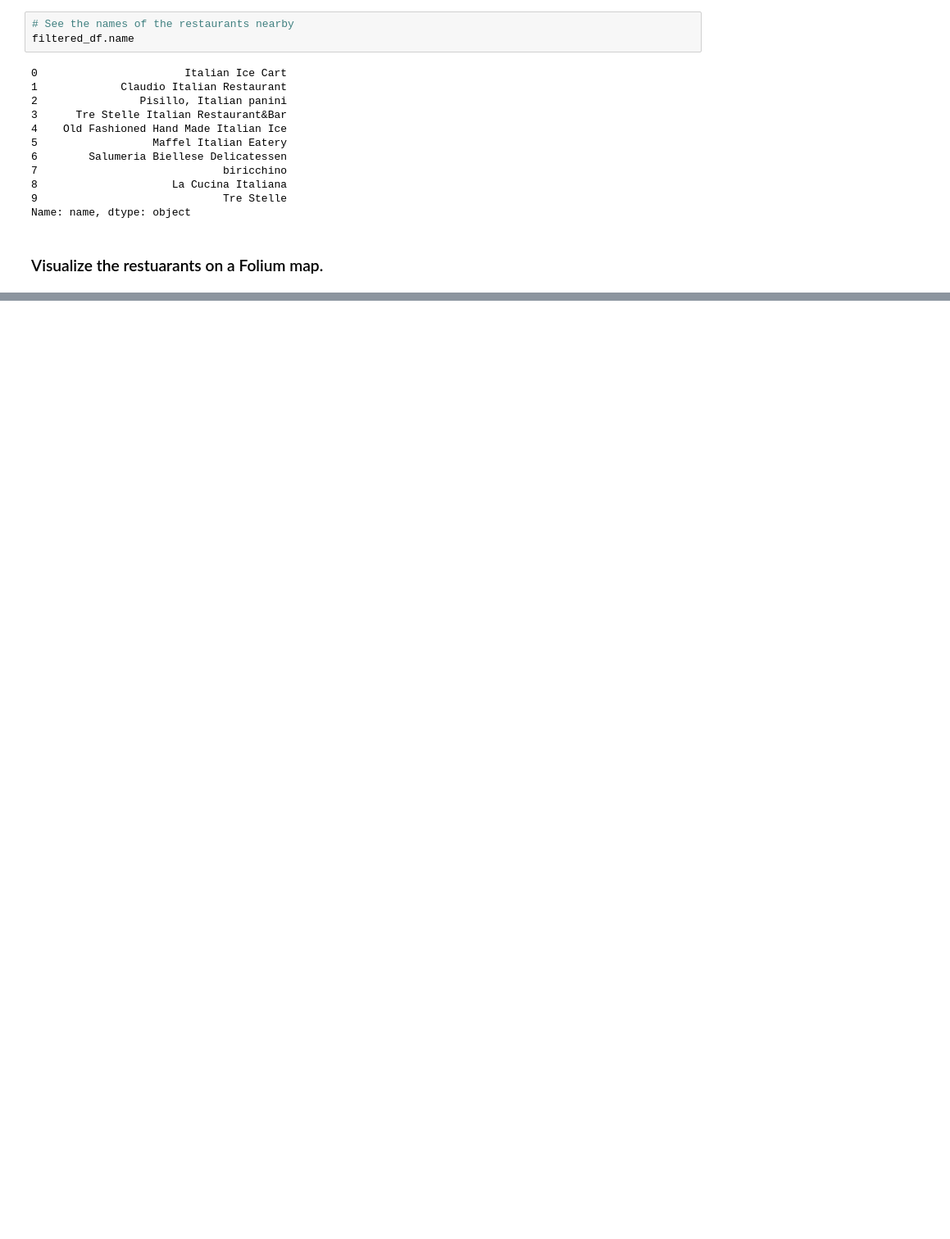
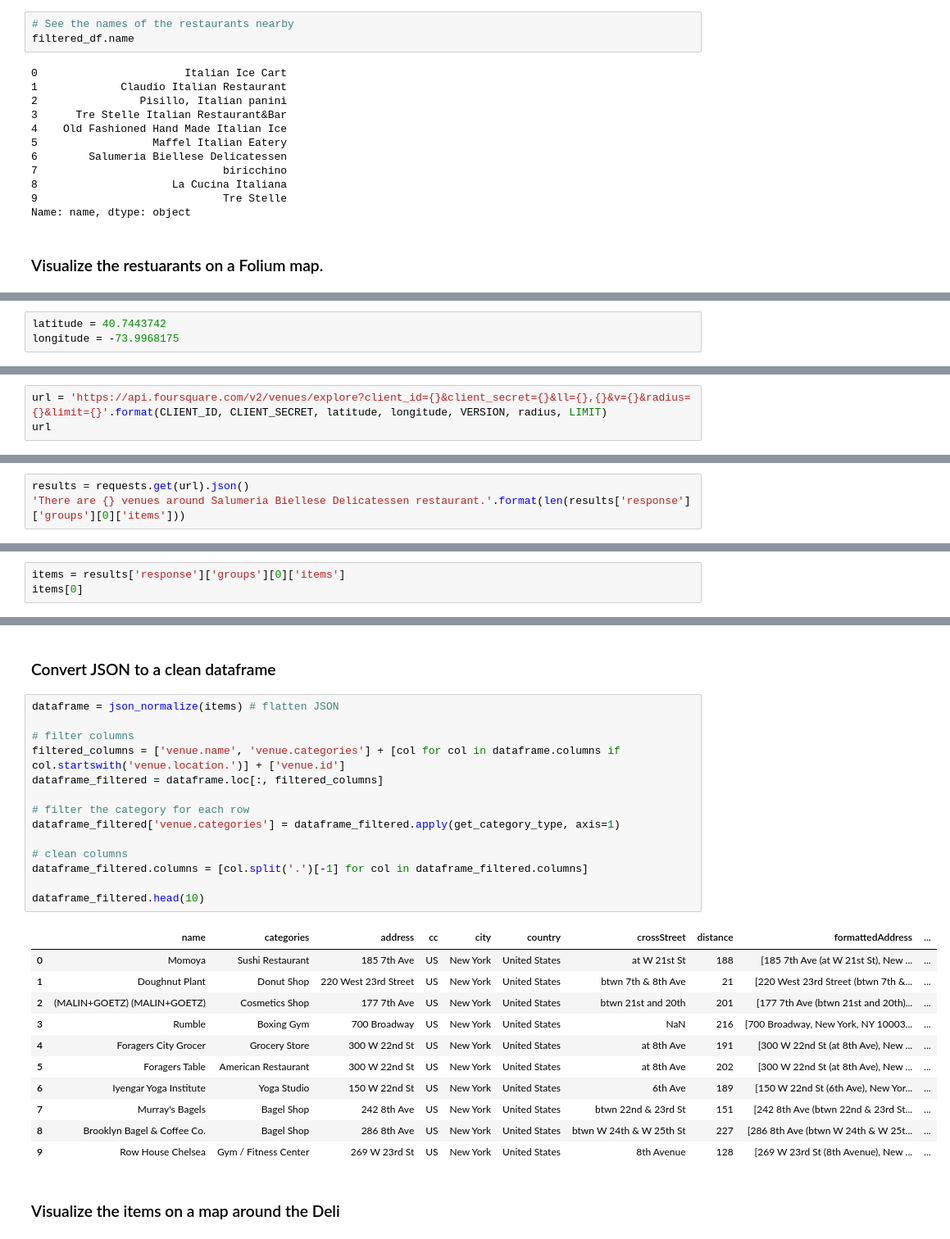
Before and after one commit to AndresLoaiciga/Foursquare-Neighborhood-Segmentation, a Jupyter notebook: Getting Familiar with the Foursquare API.ipynb, the cells around one changed output, grey strips where cells are left out. Shown at 82% size. Saved outputs shown, nothing was run; the diff lists cells and outputs as text; blank space fills up the shorter version.

```diff
--- a/Getting Familiar with the Foursquare API.ipynb
+++ b/Getting Familiar with the Foursquare API.ipynb
@@ -213,0 +489,3 @@ venues_map
+# %%
+latitude = 40.7443742
+longitude = -73.9968175
@@ -213,0 +494,3 @@ venues_map
+# %%
+url = 'https://api.foursquare.com/v2/venues/explore?client_id={}&client_secret={}&ll={},{}&v={}&radius={}&limit={}'.format(CLIENT_ID, CLIENT_SECRET, latitude, longitude, VERSION, radius, LIMIT)
+url
@@ -213,0 +499,3 @@ venues_map
+# %%
+results = requests.get(url).json()
+'There are {} venues around Salumeria Biellese Delicatessen restaurant.'.format(len(results['response']['groups'][0]['items']))
@@ -213,0 +506,3 @@ venues_map
+# %%
+items = results['response']['groups'][0]['items']
+items[0]
@@ -213,0 +527,30 @@ venues_map
+# %% [markdown]
+### Convert JSON to a clean dataframe
+# %%
+dataframe = json_normalize(items) # flatten JSON
+
+# filter columns
+filtered_columns = ['venue.name', 'venue.categories'] + [col for col in dataframe.columns if col.startswith('venue.location.')] + ['venue.id']
+dataframe_filtered = dataframe.loc[:, filtered_columns]
+
+# filter the category for each row
+dataframe_filtered['venue.categories'] = dataframe_filtered.apply(get_category_type, axis=1)
+
+# clean columns
+dataframe_filtered.columns = [col.split('.')[-1] for col in dataframe_filtered.columns]
+
+dataframe_filtered.head(10)
+# %% [output]
+|  | name | categories | address | cc | city | country | crossStreet | distance | formattedAddress | ... |
+| 0 | Momoya | Sushi Restaurant | 185 7th Ave | US | New York | United States | at W 21st St | 188 | [185 7th Ave (at W 21st St), New ... | ... |
+| 1 | Doughnut Plant | Donut Shop | 220 West 23rd Street | US | New York | United States | btwn 7th & 8th Ave | 21 | [220 West 23rd Street (btwn 7th &... | ... |
+| 2 | (MALIN+GOETZ) (MALIN+GOETZ) | Cosmetics Shop | 177 7th Ave | US | New York | United States | btwn 21st and 20th | 201 | [177 7th Ave (btwn 21st and 20th)... | ... |
+| 3 | Rumble | Boxing Gym | 700 Broadway | US | New York | United States | NaN | 216 | [700 Broadway, New York, NY 10003... | ... |
+| 4 | Foragers City Grocer | Grocery Store | 300 W 22nd St | US | New York | United States | at 8th Ave | 191 | [300 W 22nd St (at 8th Ave), New ... | ... |
+| 5 | Foragers Table | American Restaurant | 300 W 22nd St | US | New York | United States | at 8th Ave | 202 | [300 W 22nd St (at 8th Ave), New ... | ... |
+| 6 | Iyengar Yoga Institute | Yoga Studio | 150 W 22nd St | US | New York | United States | 6th Ave | 189 | [150 W 22nd St (6th Ave), New Yor... | ... |
+| 7 | Murray's Bagels | Bagel Shop | 242 8th Ave | US | New York | United States | btwn 22nd & 23rd St | 151 | [242 8th Ave (btwn 22nd & 23rd St... | ... |
+| 8 | Brooklyn Bagel & Coffee Co. | Bagel Shop | 286 8th Ave | US | New York | United States | btwn W 24th & W 25th St | 227 | [286 8th Ave (btwn W 24th & W 25t... | ... |
+| 9 | Row House Chelsea | Gym / Fitness Center | 269 W 23rd St | US | New York | United States | 8th Avenue | 128 | [269 W 23rd St (8th Avenue), New ... | ... |
+# %% [markdown]
+### Visualize the items on a map around the Deli
```
Also changed, not shown: parts of 52 cells of this notebook.
